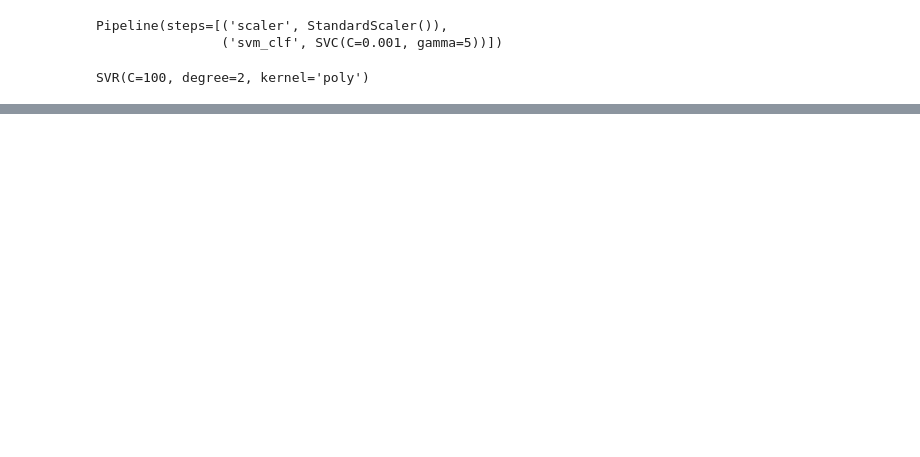
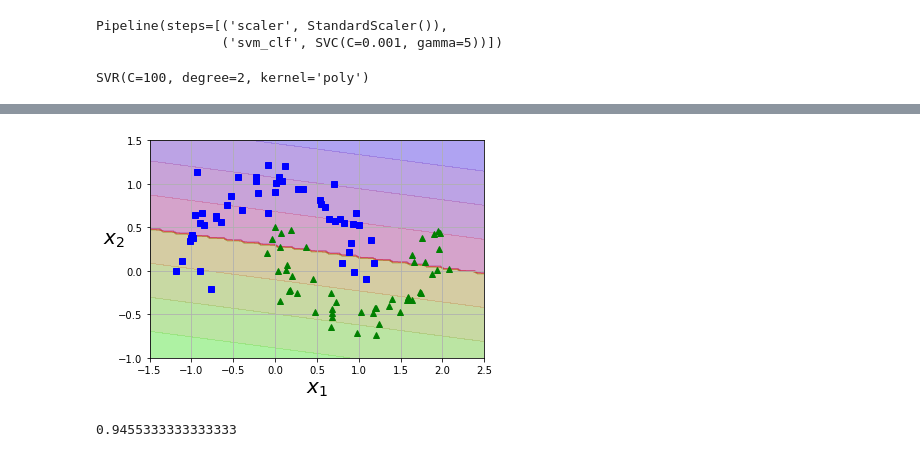
Before and after one commit to staszewski/hands-on-machine-learning, a Jupyter notebook: 5-svm.ipynb, the cells around one changed output, grey strips where cells are left out. Drawn from its saved outputs; the diff is of its cells as text; code cells hidden in the pictures; blank space fills up the shorter version.

```diff
--- a/5-svm.ipynb
+++ b/5-svm.ipynb
@@ -126,0 +139,13 @@ SVR(C=100, degree=2, kernel='poly')
+# %%
+from sklearn.linear_model import SGDClassifier
+
+sgd_clf = Pipeline([
+    ("scaler", StandardScaler()),
+    ("sgd_clf", SGDClassifier(tol=1e-4))
+])
+
+sgd_clf.fit(X, y)
+plot_predictions(sgd_clf, [-1.5, 2.5, -1, 1.5])
+plot_dataset(X, y, [-1.5, 2.5, -1, 1.5])
+# %% [output]
+[figure, added]
@@ -126,0 +172,8 @@ SVR(C=100, degree=2, kernel='poly')
+# %%
+svm_clf = SVC(gamma="scale")
+svm_clf.fit(X_train_scaled[:10000], y_train[:10000])
+
+y_pred = svm_clf.predict(X_train_scaled)
+accuracy_score(y_train, y_pred)
+# %% [output]
+0.9455333333333333
```
Also changed, not shown: parts of 14 cells of this notebook.
